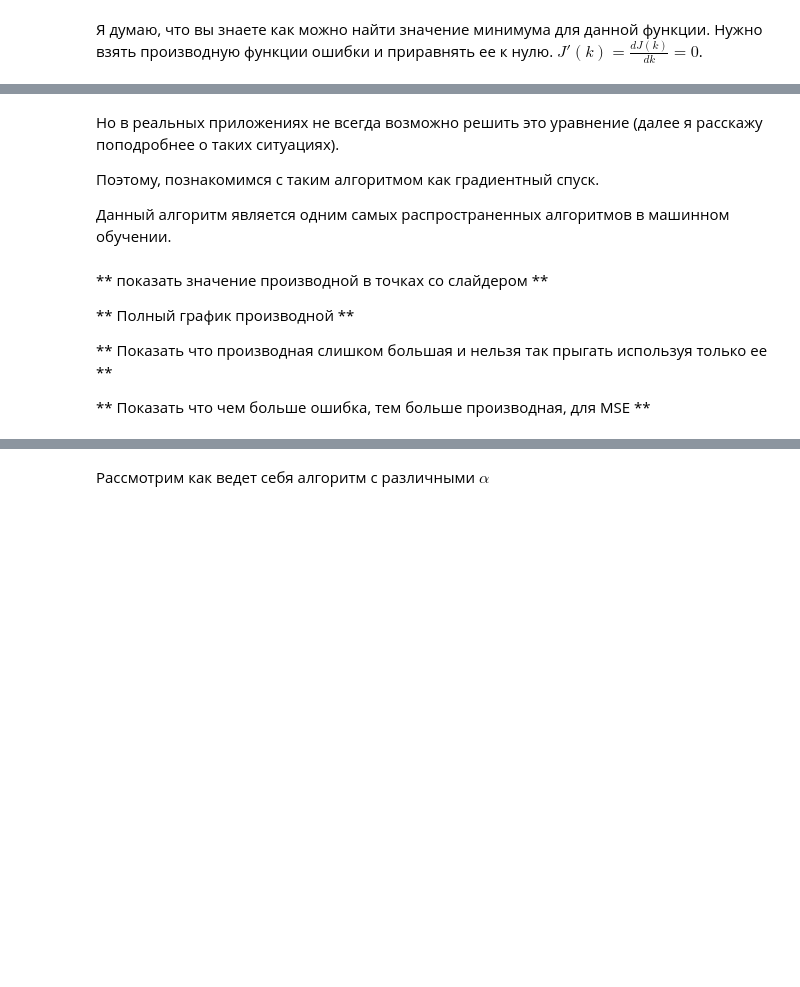
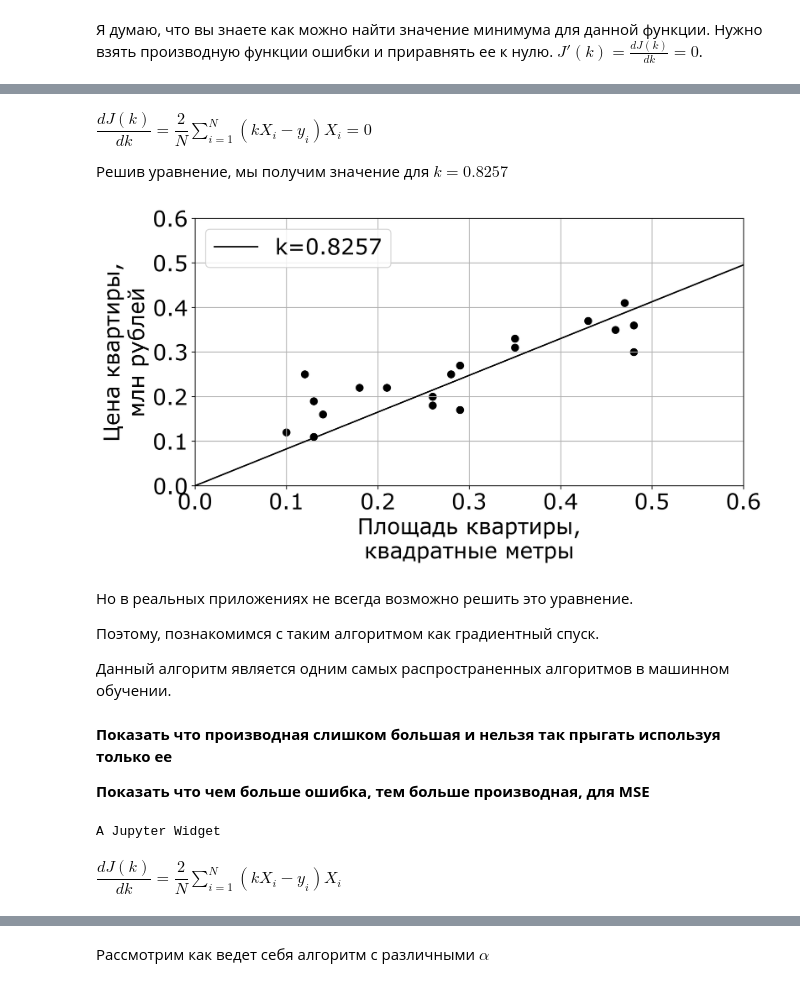
Before and after one commit to mts-machines-learn/ml-course-dec2019, a Jupyter notebook: 4. Линейная регрессия l/Regression_1.ipynb, the cells around one changed output, grey strips where cells are left out. Drawn from its saved outputs; the diff is of its cells as text; code cells hidden in the pictures; blank space fills up the shorter version.

```diff
--- a/4. Линейная регрессия l/Regression_1.ipynb
+++ b/4. Линейная регрессия l/Regression_1.ipynb
@@ -372,16 +501,18 @@ $ \dfrac{dJ(k)}{dk} = 0$
+# %% [markdown]
+$\dfrac{dJ(k)}{dk} =  \dfrac{2}{N} \sum_{i=1}^{N} (kX_i - y_i)X_i = 0$
+
+Решив уравнение, мы получим значение для $k=0.8257$
 # %%
-plot_data_and_hyp(X, y, 1.0)
+plot_data_and_hyp(X, y, 0.8257)
+# %% [output]
+[figure, added]
 # %% [markdown]
-Но в реальных приложениях не всегда возможно решить это уравнение (далее я расскажу поподробнее о таких ситуациях).
+Но в реальных приложениях не всегда возможно решить это уравнение.
 
 Поэтому, познакомимся с таким алгоритмом как градиентный спуск.
 
 Данный алгоритм является одним самых распространенных алгоритмов в машинном обучении.
 # %% [markdown]
-** показать значение производной в точках со слайдером **
+**Показать что производная слишком большая и нельзя так прыгать используя только ее**
 
-** Полный график производной **
-
-** Показать что производная слишком большая и нельзя так прыгать используя только ее **
-
-** Показать что чем больше ошибка, тем больше производная, для MSE **
+**Показать что чем больше ошибка, тем больше производная, для MSE**
@@ -425,0 +519,6 @@ plot_all_J_with_der(X, y)
+# %%
+plot_all_J_with_der(X, y)
+# %% [output]
+A Jupyter Widget
+# %% [markdown]
+$\dfrac{dJ(k)}{dk} =  \dfrac{2}{N} \sum_{i=1}^{N} (kX_i - y_i)X_i$
```
Also changed, not shown: parts of 74 cells of this notebook, 1 other file.
